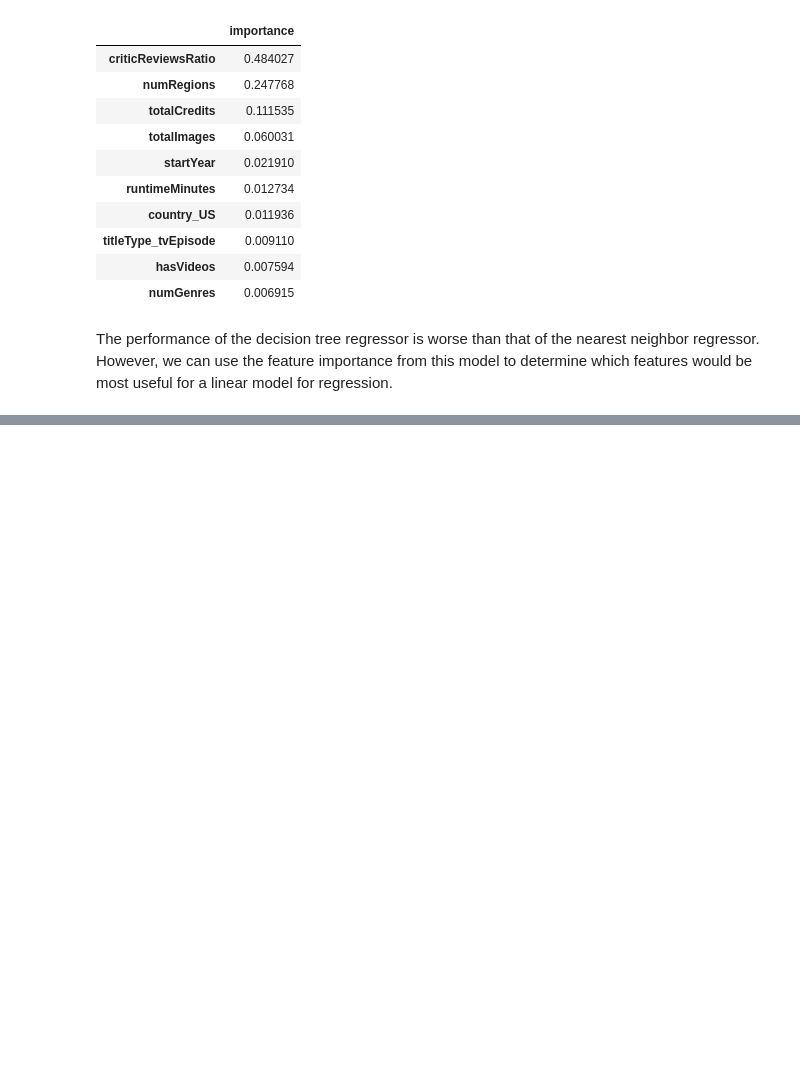
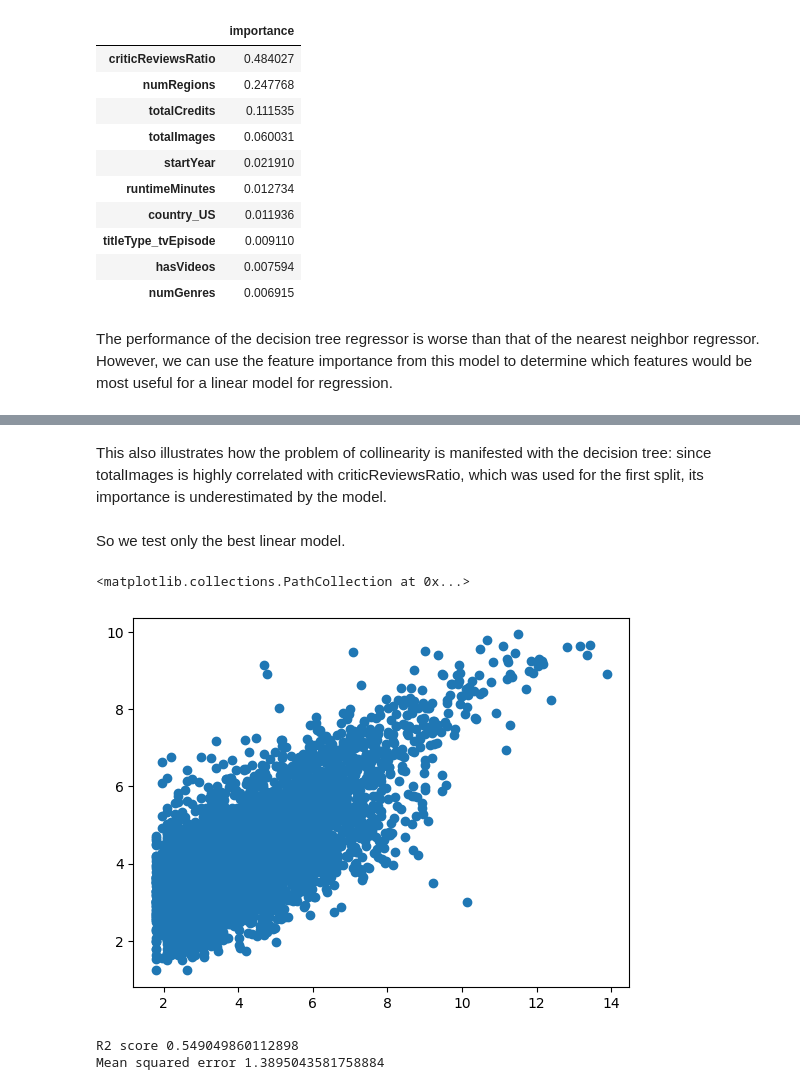
Before and after one commit to g-fabiani4-unipi/dm1_project, a Jupyter notebook: src/regression.ipynb, the cells around one changed output, grey strips where cells are left out. Saved outputs shown, nothing was run; the diff lists cells and outputs as text; code cells hidden in the pictures; blank space fills up the shorter version.

```diff
--- a/src/regression.ipynb
+++ b/src/regression.ipynb
@@ -612,0 +644,8 @@ However, we can use the feature importance from this model to determine which fe
+# %%
+ridge_regressor = Pipeline([
+    ('scaler', StandardScaler()),
+    ('ridge', RidgeCV(alphas=[1e-3, 1e-2, 1e-1, 1, 10, 100]))
+])
+# %%
+ridge_regressor.fit(X_train, train_y_nv)
+ridge_regressor.score(X_train, train_y_nv)
@@ -612,0 +663,16 @@ However, we can use the feature importance from this model to determine which fe
+# %% [markdown]
+This also illustrates how the problem of collinearity is manifested with the decision tree: since totalImages is highly correlated with criticReviewsRatio, which was used for the first split, its importance is underestimated by the model.
+# %% [markdown]
+So we test only the best linear model.
+# %%
+y_pred = ridge_regressor.predict(X_test)
+plt.scatter(test_y_nv, y_pred)
+# %% [output]
+<matplotlib.collections.PathCollection at 0x...>
+[figure, added]
+# %%
+print("R2 score", r2_score(y_pred=y_pred, y_true=test_y_nv))
+print("Mean squared error", mean_squared_error(y_pred=y_pred, y_true=test_y_nv))
+# %% [output]
+R2 score 0.549049860112898
+Mean squared error 1.3895043581758884
```
Also changed, not shown: parts of 13 cells of this notebook.
